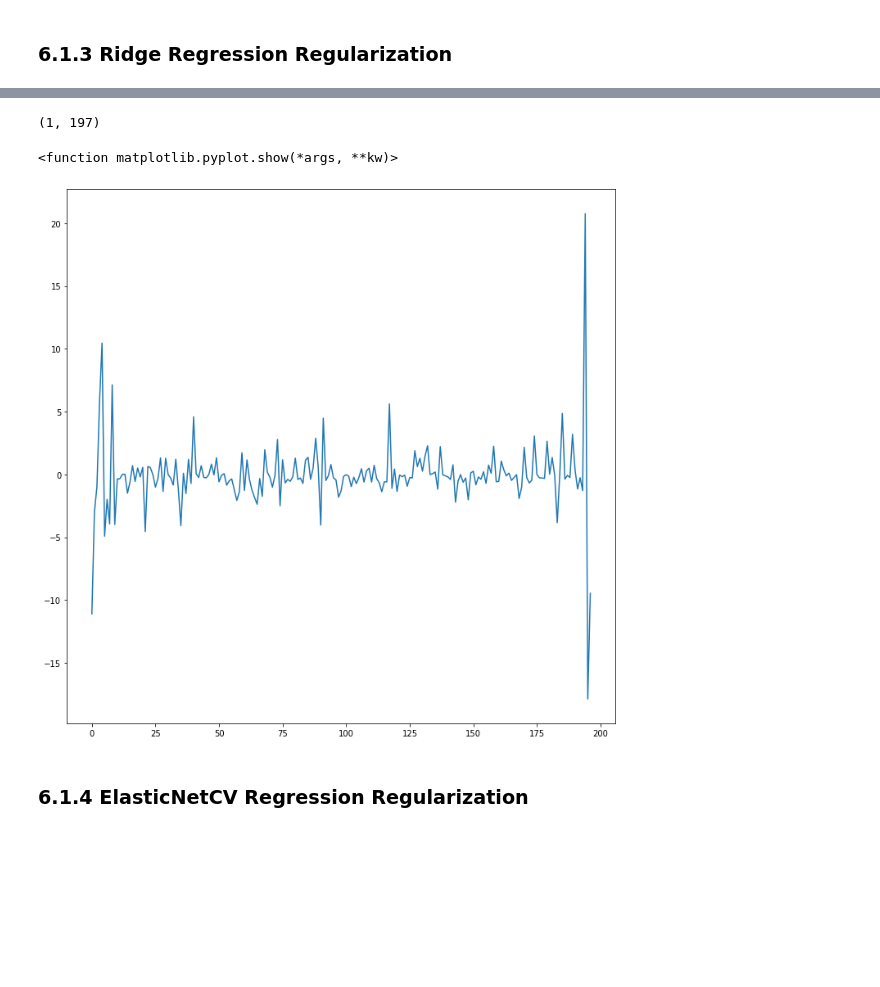
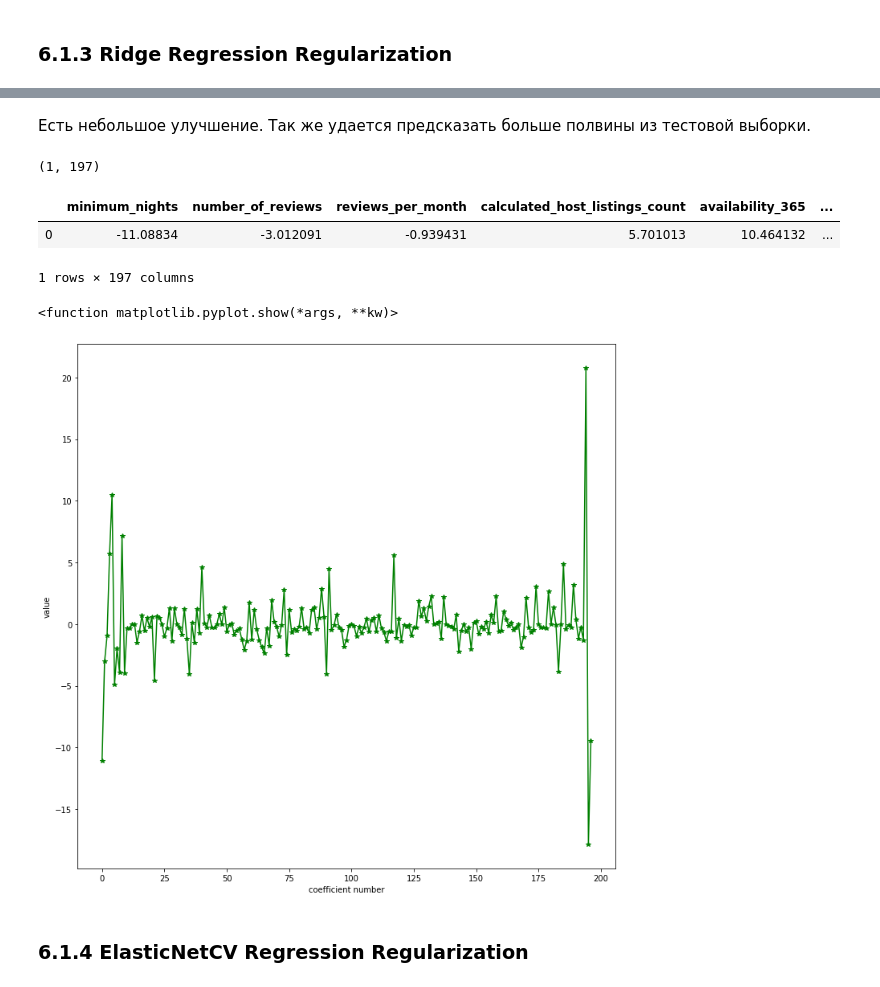
Before and after one commit to aleksei-gushchin/ml_projects, a Jupyter notebook: hw2_nyc_airbnb.ipynb, the cells around one changed output, grey strips where cells are left out. Cells and saved outputs as stored; diff of their text form; code cells hidden in the pictures; blank space fills up the shorter version.

```diff
--- a/hw2_nyc_airbnb.ipynb
+++ b/hw2_nyc_airbnb.ipynb
@@ -483,8 +490,8 @@ polynomial_regression.score(X_test, y_test)
 # %%
-lasso_reg.coef_.shape
+#Drop zero coefficients
 columns=data_num.drop(['price'], axis=1).columns
-coef=pd.DataFrame(lasso_reg.coef_, index=columns).T
-coef= coef.loc[:, (coef != 0).any(axis=0)]
-coef.shape
+coef_lasso=pd.DataFrame(lasso_reg.coef_, index=columns).T
+coef_lasso= coef_lasso.loc[:, (coef_lasso != 0).any(axis=0)]
+coef_lasso.shape
 # %% [output]
 (1, 89)
@@ -504,14 +520,13 @@ from sklearn.linear_model import Ridge
 scaler = StandardScaler()
 poly_features = PolynomialFeatures(degree=1, include_bias=False)
 
-ridge_reg = Ridge(alpha=0.8)
-
-polynomial_regression = Pipeline([
+ridge = Ridge(alpha=0.8)
+ridge_regression_train = Pipeline([
         ("poly_features", poly_features),
         ("std_scaler", std_scaler),
-        ("ridge_reg", ridge_reg),
+        ("ridge", ridge),
     ])
 
-polynomial_regression.fit(X_train, y_train)
-polynomial_regression.score(X_test, y_test)
+ridge_regression_train.fit(X_train, y_train)
+ridge_regression_train.score(X_test, y_test)
 # %% [output]
@@ -519,17 +534,30 @@ polynomial_regression.score(X_test, y_test)
+# %% [markdown]
+Есть небольшое улучшение. Так же удается предсказать больше полвины из тестовой выборки.
 # %%
+#Drop zero coefficients
 columns=data_num.drop(['price'], axis=1).columns
-coef=pd.DataFrame(ridge_reg.coef_, index=columns).T
-coef= coef.loc[:, (coef != 0).any(axis=0)]
-coef.shape
+coef_ridge=pd.DataFrame(ridge.coef_, index=columns).T
+coef_ridge= coef.loc[:, (coef_ridge != 0).any(axis=0)]
+coef_ridge.shape
 # %% [output]
 (1, 197)
+# %%
+#Show Coefficients
+coef_ridge
+# %% [output]
+|  | minimum_nights | number_of_reviews | reviews_per_month | calculated_host_listings_count | availability_365 | ... |
+| 0 | -11.08834 | -3.012091 | -0.939431 | 5.701013 | 10.464132 | ... |
+1 rows × 197 columns
 # %%
-plt.figure(figsize=(12,12))
-plt.plot(coef.T.values)
+fig=plt.figure(figsize=(12,12))
+ax1=fig.add_subplot()
+ax1.set_xlabel("coefficient number")
+ax1.set_ylabel("value")
+plt.plot(coef_ridge.T.values, '-*g')
 plt.show
 # %% [output]
 <function matplotlib.pyplot.show(*args, **kw)>
-[figure, old version]
+[figure, new version]
 # %% [markdown]
 ### 6.1.4 ElasticNetCV Regression Regularization
 # %%
```
Also changed, not shown: parts of 23 cells of this notebook.
